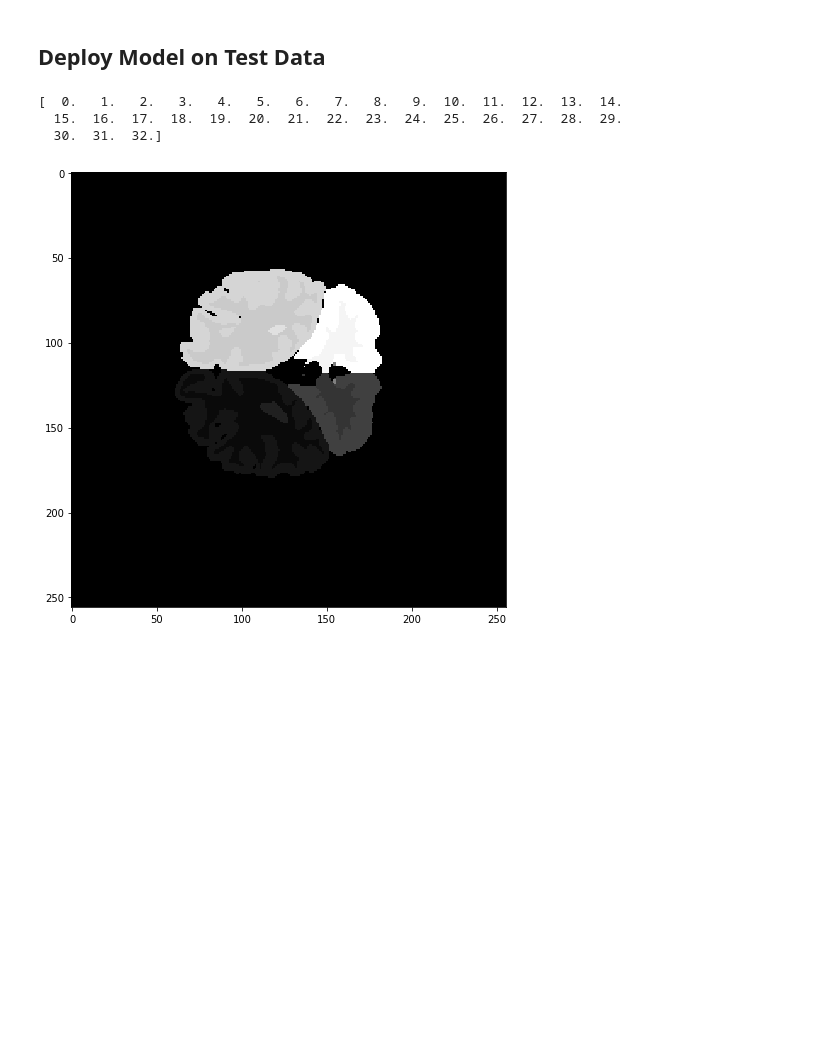
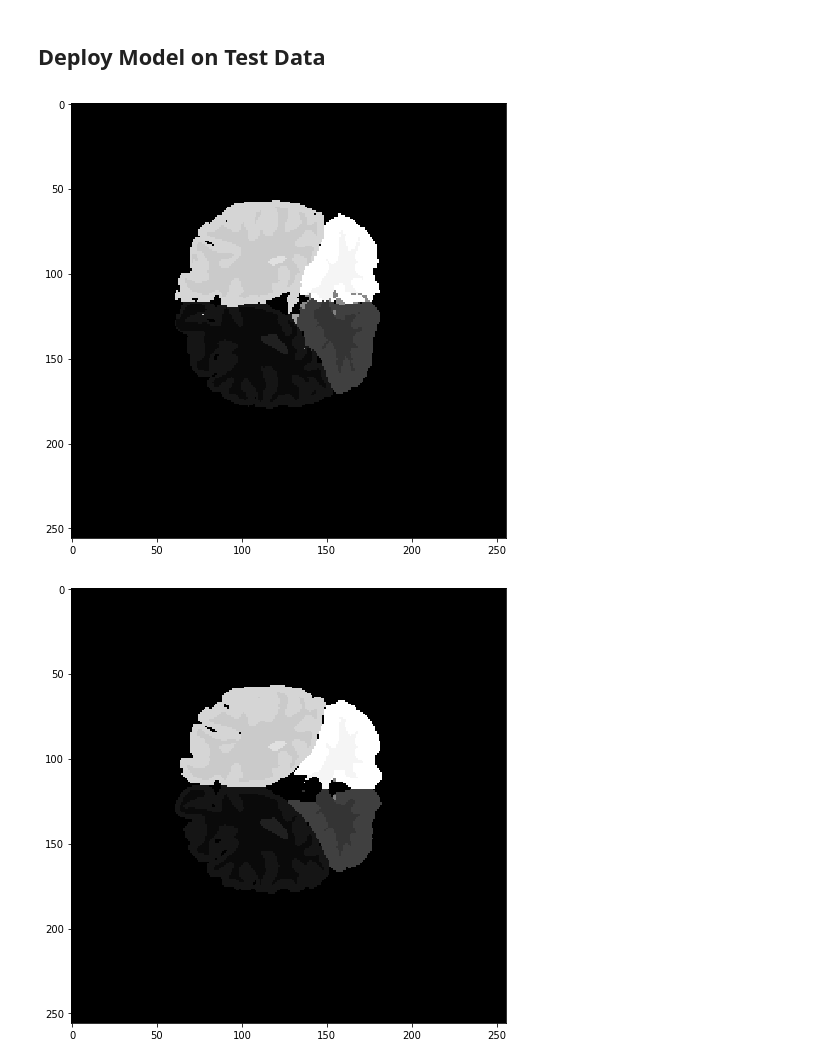
Before and after one commit to ai-med/quickNAT_pytorch, a Jupyter notebook: Run_QuickNAT.ipynb, the cells around one changed output. Drawn from its saved outputs; the diff is of its cells as text; code cells hidden in the pictures; blank space fills up the shorter version.

```diff
--- a/Run_QuickNAT.ipynb
+++ b/Run_QuickNAT.ipynb
@@ -165,25 +125,18 @@ Saving model... models/Exp02_try3/quicknat_model.model
 # %%
 import matplotlib.pyplot as plt
 
-# quick_model = torch.load(train_params['final_model_path'])
-# quick_model = quick_model.eval()
-# with torch.no_grad():
-#     test_input = Variable(torch.Tensor(test_data.X[200:201]).cuda())
-# #quick_model.enable_test_dropout()
-# out = quick_model(test_input)
-# max_val, idx = torch.max(out,1)
-# idx = idx.data.cpu().numpy()
-# idx = np.squeeze(idx)
-# plt.imshow(idx)
-# plt.show()
+quick_model = torch.load(train_params['final_model_path'])
+with torch.no_grad():
+    test_input = Variable(torch.Tensor(test_data.X[201:202]).cuda())
+    out = quick_model.predict(test_input)
 
-print(np.unique(test_data.y))
+plt.imshow(out)
+plt.show()
+
 img_test = test_data.y[201:202]
 img_test = np.squeeze(img_test)
 plt.imshow(img_test)
 plt.show()
 # %% [output]
-[  0.   1.   2.   3.   4.   5.   6.   7.   8.   9.  10.  11.  12.  13.  14.
-  15.  16.  17.  18.  19.  20.  21.  22.  23.  24.  25.  26.  27.  28.  29.
-  30.  31.  32.]
-[figure, old version]
+[figure, new version]
+[figure, added]
```
Also changed, not shown: parts of 3 cells of this notebook, 2 other files.
